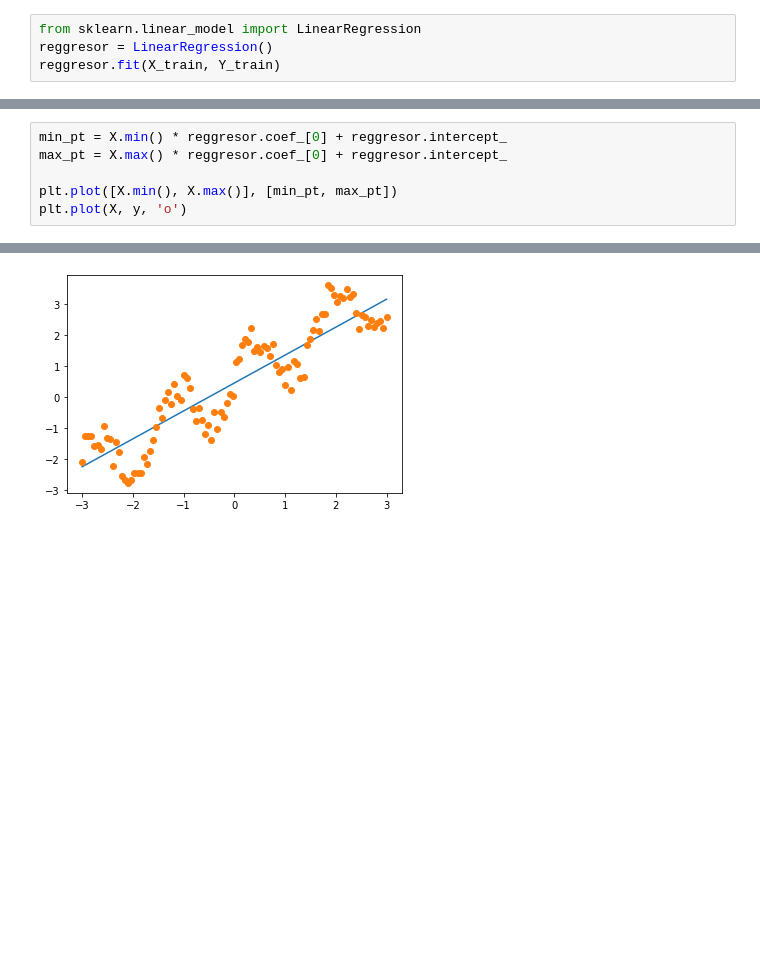
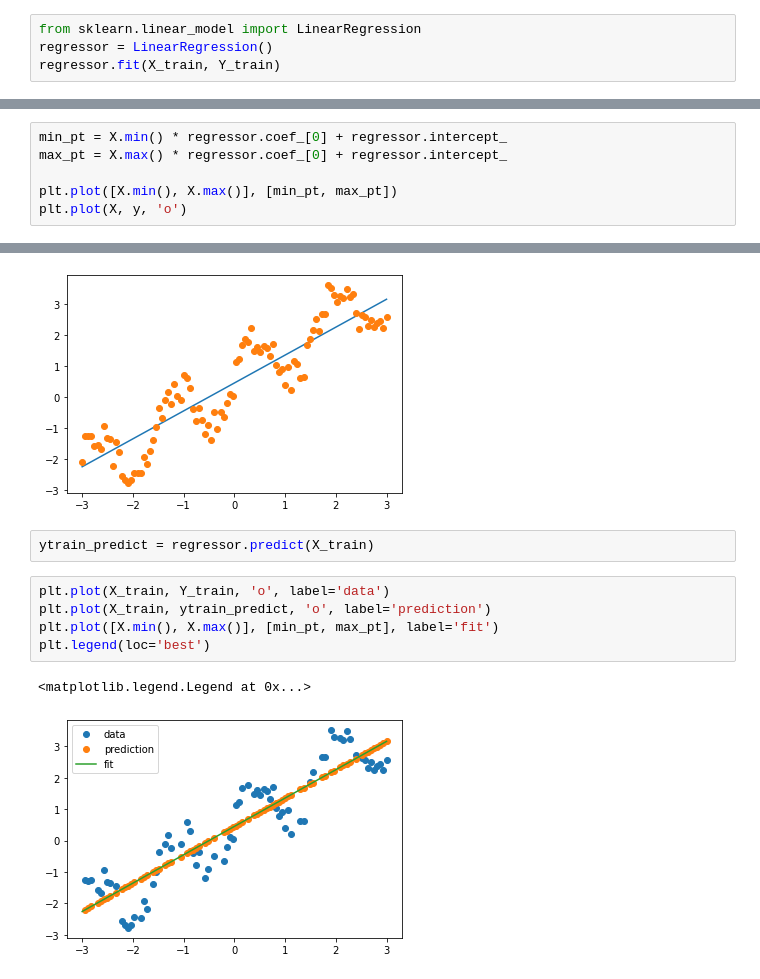
Before and after one commit to soroushfathi/ML-Notebook, a Jupyter notebook: 07-Linear-Reggression.ipynb, the cells around one changed output, grey strips where cells are left out. Saved outputs shown, nothing was run; the diff lists cells and outputs as text; blank space fills up the shorter version.

Commit message:
predict linear from sklearn

```diff
--- a/07-Linear-Reggression.ipynb
+++ b/07-Linear-Reggression.ipynb
@@ -18,8 +18,8 @@ from sklearn.model_selection import train_test_split
 X_train, X_test, Y_train, Y_test = train_test_split(X, y, test_size=0.25, random_state=42)
 # %%
 from sklearn.linear_model import LinearRegression
-reggresor = LinearRegression()
-reggresor.fit(X_train, Y_train)
+regressor = LinearRegression()
+regressor.fit(X_train, Y_train)
 # %% [output]
 LinearRegression()
 # %%
@@ -29,11 +29,21 @@ print('y-axis intercept: ', reggresor.intercept_)
 cooef:  [0.90211711]
 y-axis intercept:  0.44840974988268
 # %%
-min_pt = X.min() * reggresor.coef_[0] + reggresor.intercept_
-max_pt = X.max() * reggresor.coef_[0] + reggresor.intercept_
+min_pt = X.min() * regressor.coef_[0] + regressor.intercept_
+max_pt = X.max() * regressor.coef_[0] + regressor.intercept_
 
 plt.plot([X.min(), X.max()], [min_pt, max_pt])
 plt.plot(X, y, 'o')
 # %% [output]
 [<matplotlib.lines.Line2D at 0x...>]
 [figure]
+# %%
+ytrain_predict = regressor.predict(X_train)
+# %%
+plt.plot(X_train, Y_train, 'o', label='data')
+plt.plot(X_train, ytrain_predict, 'o', label='prediction')
+plt.plot([X.min(), X.max()], [min_pt, max_pt], label='fit')
+plt.legend(loc='best')
+# %% [output]
+<matplotlib.legend.Legend at 0x...>
+[figure, added]
```
Also changed, not shown: parts of 3 cells of this notebook.
